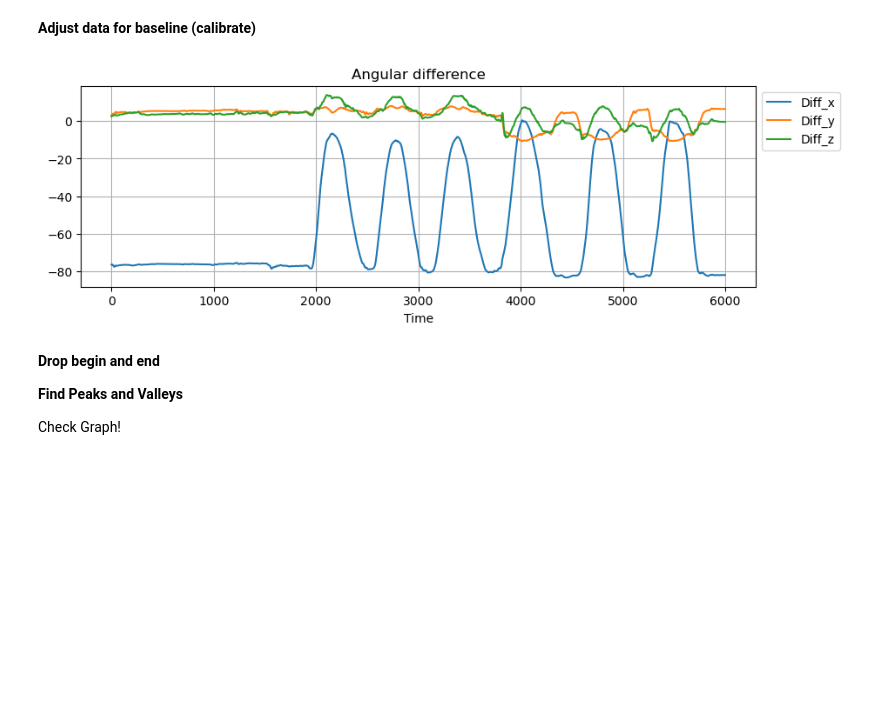
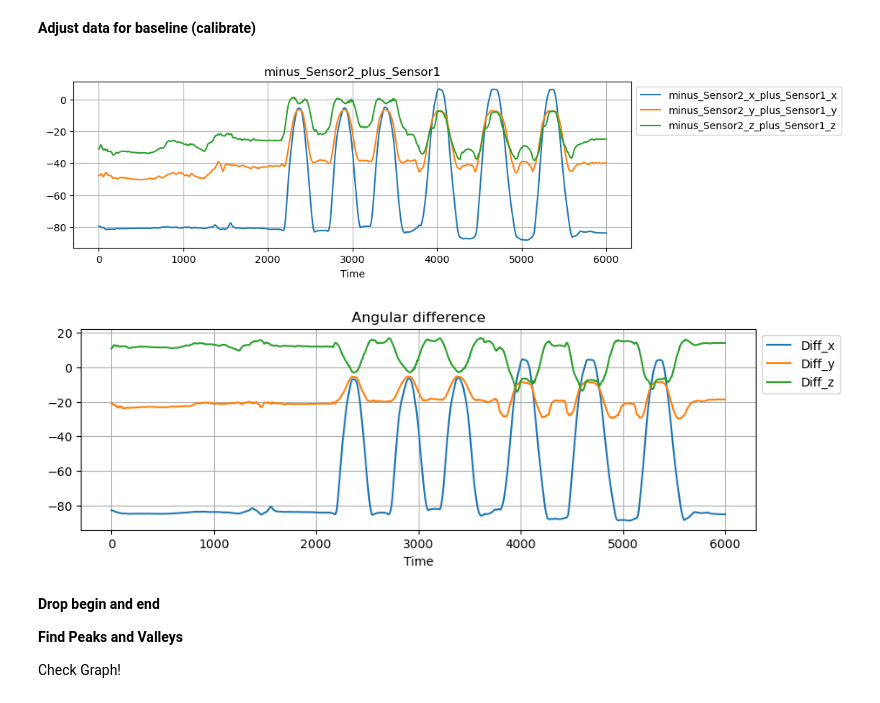
Before and after one commit to nvanvlasselaer/Knee-kinematics, a Jupyter notebook: kneekinematics.ipynb, the cells around one changed output. Saved outputs shown, nothing was run; the diff lists cells and outputs as text; code cells hidden in the pictures; blank space fills up the shorter version.

```diff
--- a/kneekinematics.ipynb
+++ b/kneekinematics.ipynb
@@ -167,29 +276,47 @@ plt.show()
 # %%
 # Calculate the mean of all columns in snapshot
 extension_baseline = converted_snapshot.mean()
 
-# Subtract the mean of all columns in snapshot from all columns in dataout
+# Subtract the mean of snapshot from Diff_x, Diff_y, Diff_z and Degrees_x
 converted_data['Diff_x'] = converted_data['Diff_x'] - extension_baseline['Diff_x']
 converted_data['Diff_y'] = converted_data['Diff_y'] - extension_baseline['Diff_y']
 converted_data['Diff_z'] = converted_data['Diff_z'] - extension_baseline['Diff_z']
 converted_data['Degrees_x'] = converted_data['Degrees_x'] - extension_baseline['Diff_x']
 
+# Subtract the mean of snapshot from minusSensor2_plus_Sensor1
+converted_data['minus_Sensor2_x_plus_Sensor1_x'] = converted_data['minus_Sensor2_x_plus_Sensor1_x'] - extension_baseline['minus_Sensor2_x_plus_Sensor1_x']
+converted_data['minus_Sensor2_y_plus_Sensor1_y'] = converted_data['minus_Sensor2_y_plus_Sensor1_y'] - extension_baseline['minus_Sensor2_y_plus_Sensor1_y']
+converted_data['minus_Sensor2_z_plus_Sensor1_z'] = converted_data['minus_Sensor2_z_plus_Sensor1_z'] - extension_baseline['minus_Sensor2_z_plus_Sensor1_z']
+
+
 calibrated_data = converted_data
 
 flexion_baseline = calibrated_data
+
+# plot minusSensor2_plus_Sensor1
+plt.figure(figsize=(10, 3))
+calibrated_data['minus_Sensor2_x_plus_Sensor1_x'].plot()
+calibrated_data['minus_Sensor2_y_plus_Sensor1_y'].plot()
+calibrated_data['minus_Sensor2_z_plus_Sensor1_z'].plot()
+plt.legend(bbox_to_anchor=(1, 1), loc='upper left')
+plt.grid()
+plt.title('minus_Sensor2_plus_Sensor1')
+plt.xlabel('Time')
+plt.show()
 
 # plot dataout
 plt.figure(figsize=(10, 3))
 calibrated_data['Diff_x'].plot()
 calibrated_data['Diff_y'].plot()
 calibrated_data['Diff_z'].plot()
 plt.legend(bbox_to_anchor=(1, 1), loc='upper left')
 plt.grid()
 plt.title('Angular difference')
 plt.xlabel('Time')
 plt.show()
 # %% [output]
-[figure, old version]
+[figure, new version]
+[figure, added]
 # %% [markdown]
 **Drop begin and end**
 
```
Also changed, not shown: parts of 17 cells of this notebook, 29 other files.
